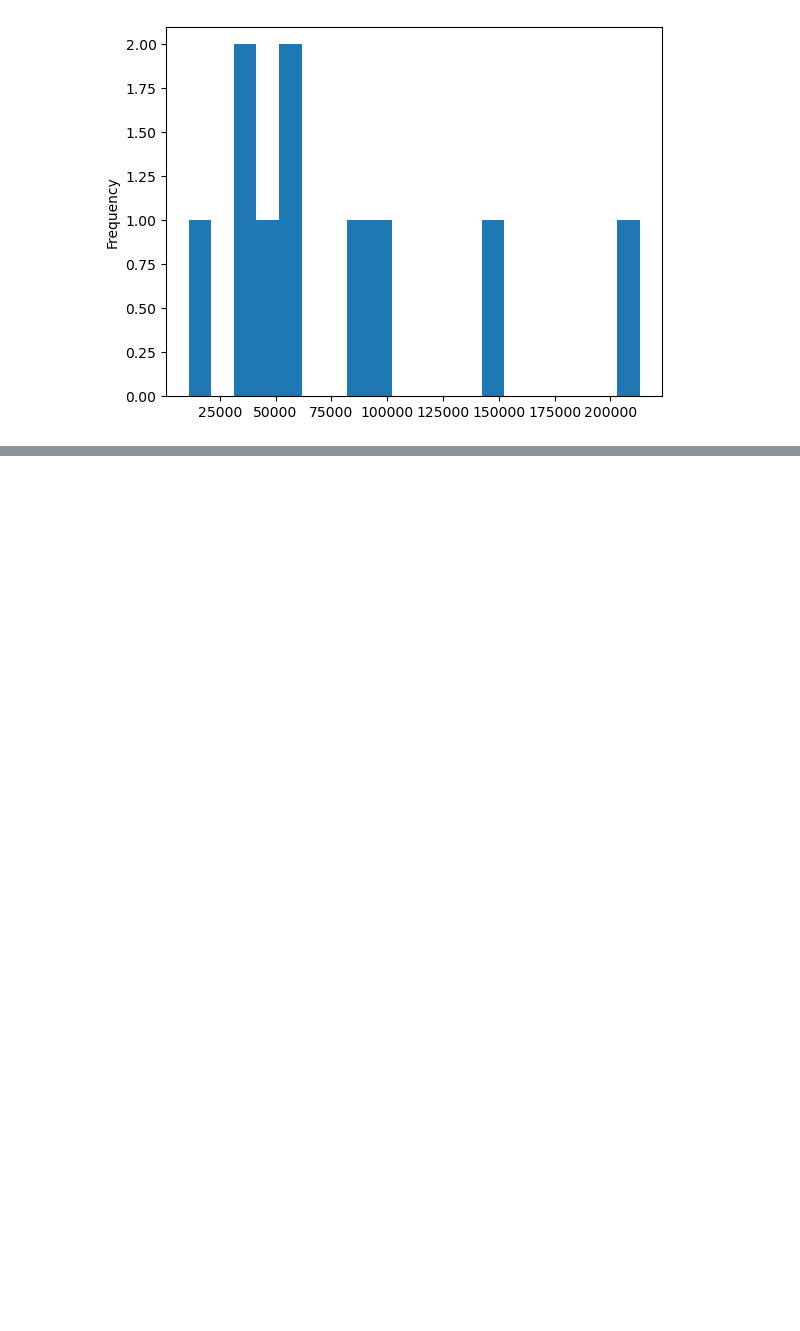
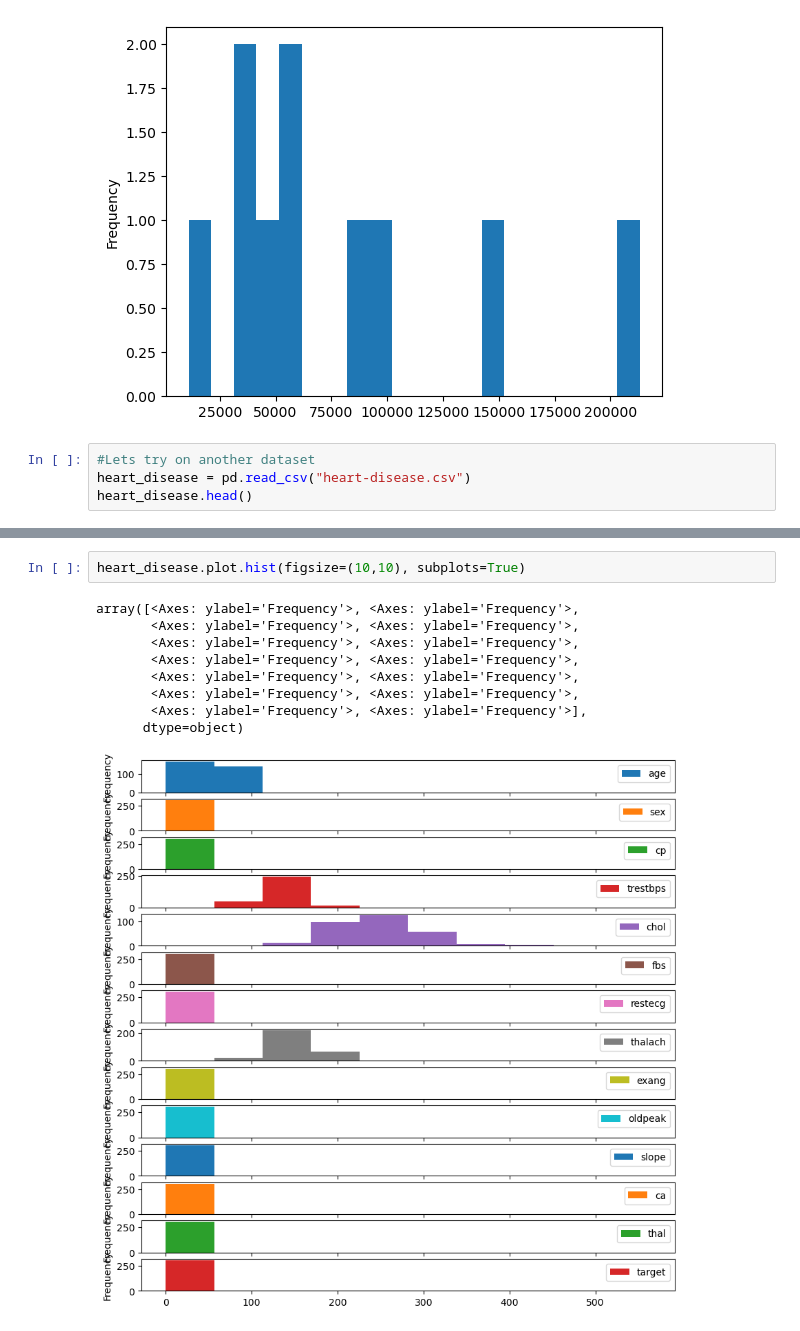
Before and after one commit to kucheriavii/udemu_data_science, a Jupyter notebook: first/introduction_to_matplot.ipynb, the cells around one changed output, grey strips where cells are left out. Saved outputs shown, nothing was run; the diff lists cells and outputs as text; blank space fills up the shorter version.

Commit message:
014 Plotting from Pandas DataFrames 5

```diff
--- a/first/introduction_to_matplot.ipynb
+++ b/first/introduction_to_matplot.ipynb
@@ -340,3 +340,7 @@ car_sales["Odometer (KM)"].plot.hist(bins=20)
 # %% [output]
 <Axes: ylabel='Frequency'>
 [figure]
+# %%
+#Lets try on another dataset
+heart_disease = pd.read_csv("heart-disease.csv")
+heart_disease.head()
@@ -342,0 +354,12 @@ car_sales["Odometer (KM)"].plot.hist(bins=20)
+# %%
+heart_disease.plot.hist(figsize=(10,10), subplots=True)
+# %% [output]
+array([<Axes: ylabel='Frequency'>, <Axes: ylabel='Frequency'>,
+       <Axes: ylabel='Frequency'>, <Axes: ylabel='Frequency'>,
+       <Axes: ylabel='Frequency'>, <Axes: ylabel='Frequency'>,
+       <Axes: ylabel='Frequency'>, <Axes: ylabel='Frequency'>,
+       <Axes: ylabel='Frequency'>, <Axes: ylabel='Frequency'>,
+       <Axes: ylabel='Frequency'>, <Axes: ylabel='Frequency'>,
+       <Axes: ylabel='Frequency'>, <Axes: ylabel='Frequency'>],
+      dtype=object)
+[figure, added]
```
Also changed, not shown: parts of 5 cells of this notebook, 1 other file.
